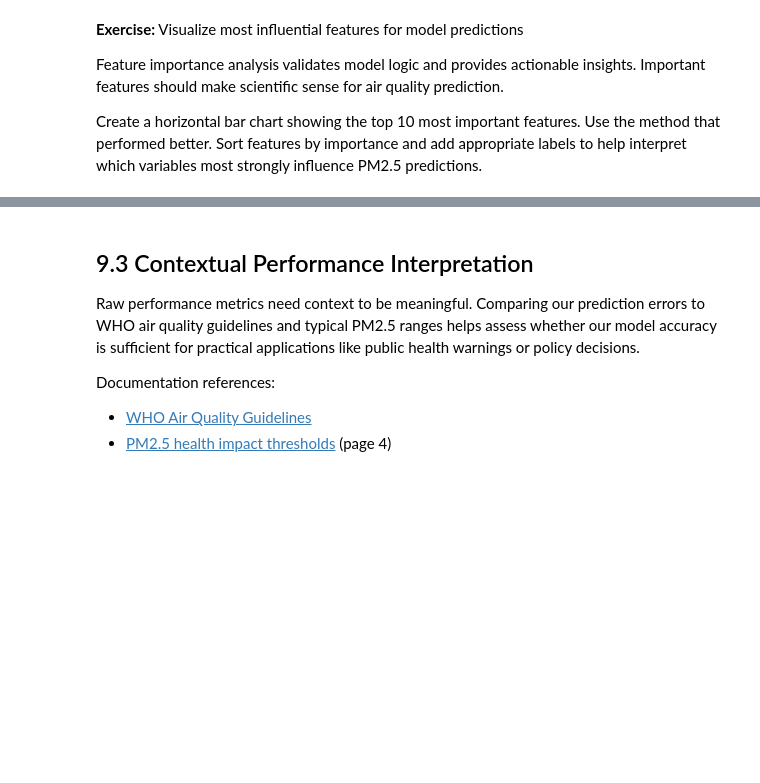
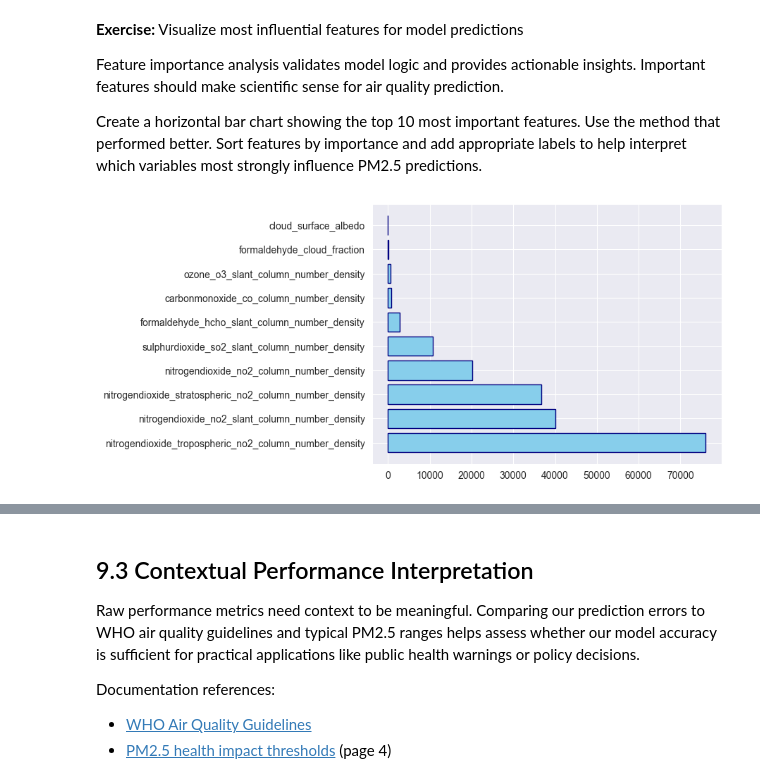
Before and after one commit to PierreAHignard/NLP-Spam-Detection, a Jupyter notebook: notebooks/air_quality_todo.ipynb, the cells around one changed output, grey strips where cells are left out. Cells and saved outputs as stored; diff of their text form; code cells hidden in the pictures; blank space fills up the shorter version.

```diff
--- a/notebooks/air_quality_todo.ipynb
+++ b/notebooks/air_quality_todo.ipynb
@@ -1308,4 +1392,13 @@ Create a horizontal bar chart showing the top 10 most important features. Use th
 # %%
 # TODO Create a visualization of the most important features
     # Use SelectKBest scores
     # Use RFE coefficients
+
+best_10 = rfe_df.sort_values(by="Coefficient", ascending=False).head(10)
+
+plt.figure()
+plt.title("10 best ")
+plt.barh(best_10["Feature"], best_10["Coefficient"], orientation='horizontal', color='skyblue', edgecolor='navy')
+plt.show()
+# %% [output]
+[figure, added]
```
Also changed, not shown: parts of 29 cells of this notebook.
